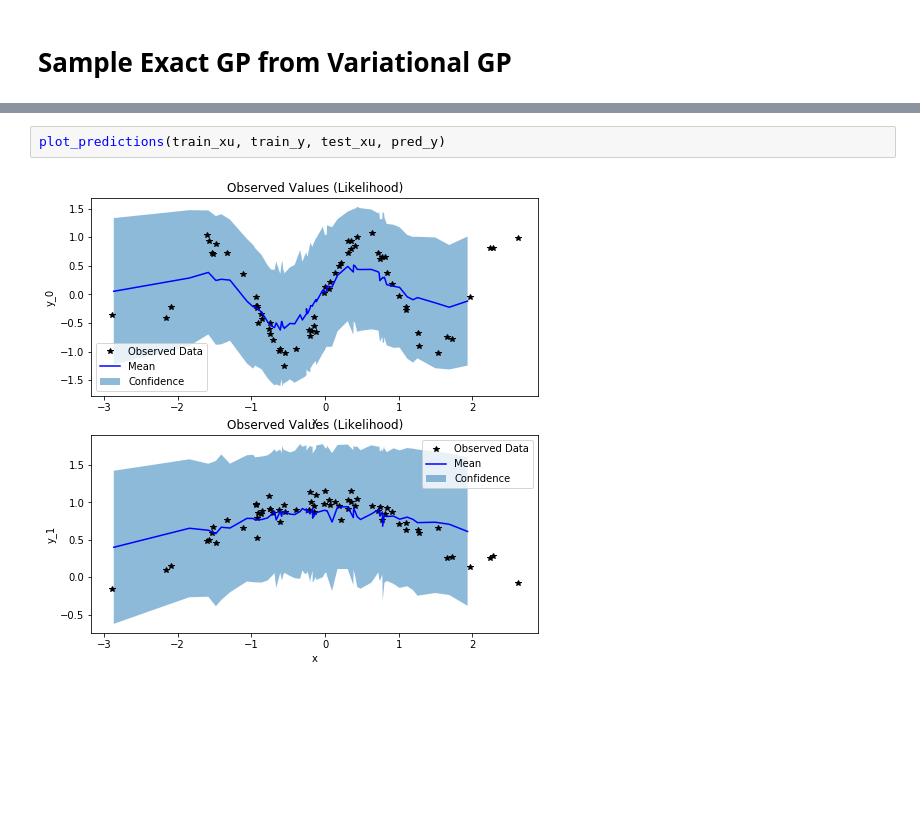
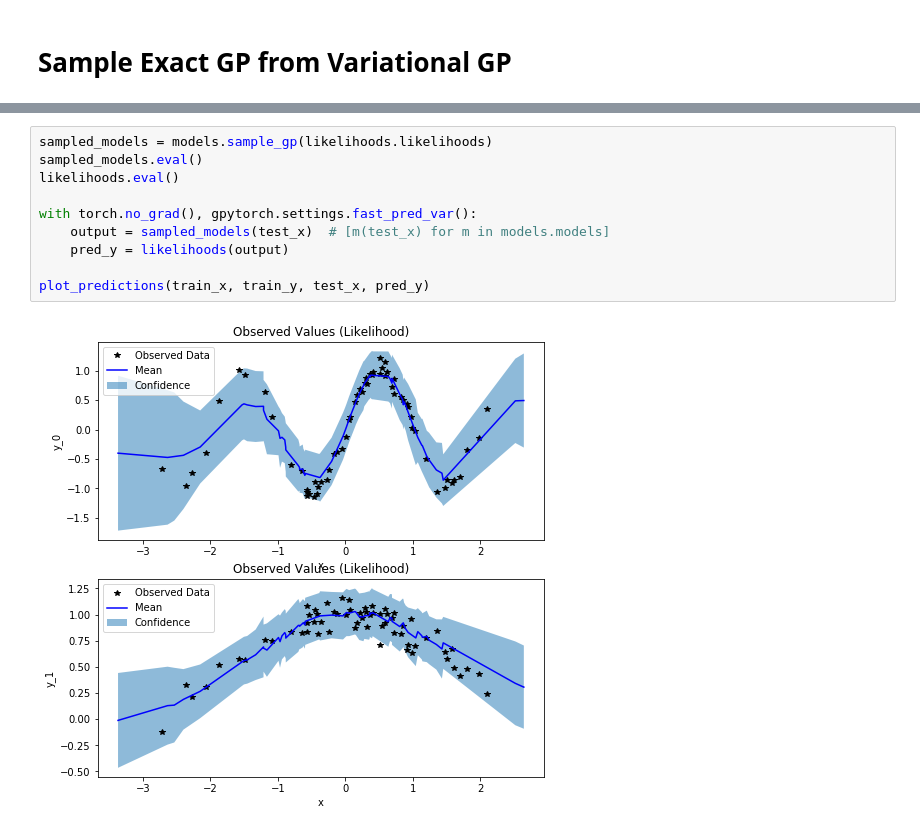
Before and after one commit to sebascuri/GPSSMtorch, a Jupyter notebook: examples/gp_examples.ipynb, the cells around one changed output, grey strips where cells are left out. Cells and saved outputs as stored; diff of their text form; blank space fills up the shorter version.

```diff
--- a/examples/gp_examples.ipynb
+++ b/examples/gp_examples.ipynb
@@ -302,4 +228,12 @@ Direct Computation: 0.5048589706420898
-# %%
-plot_predictions(train_xu, train_y, test_xu, pred_y)
-# %% [output]
-[figure, removed]
+# %%
+sampled_models = models.sample_gp(likelihoods.likelihoods)
+sampled_models.eval()
+likelihoods.eval()
+
+with torch.no_grad(), gpytorch.settings.fast_pred_var():
+    output = sampled_models(test_x)  # [m(test_x) for m in models.models]
+    pred_y = likelihoods(output)
+
+plot_predictions(train_x, train_y, test_x, pred_y)
+# %% [output]
+[figure, added]
```
Also changed, not shown: parts of 10 cells of this notebook, 11 other files.
